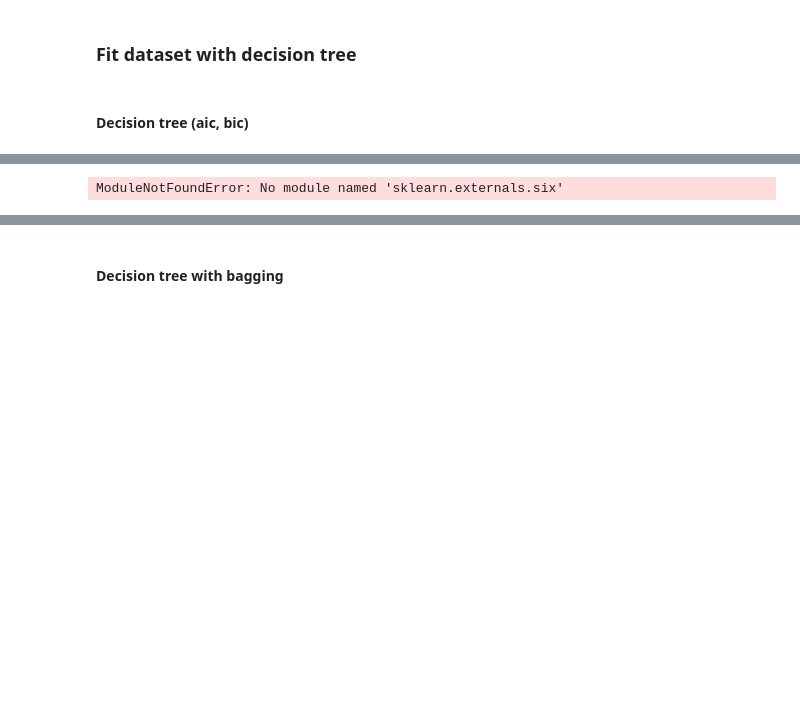
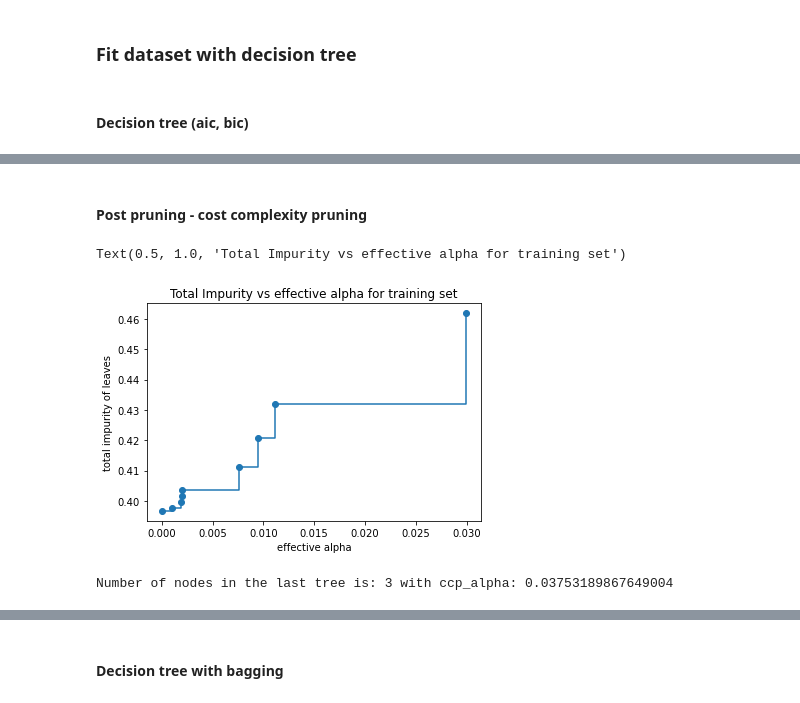
Before and after one commit to TYChan6028/AST-ML, a Jupyter notebook: ms_models.ipynb, the cells around one changed output, grey strips where cells are left out. Cells and saved outputs as stored; diff of their text form; code cells hidden in the pictures; blank space fills up the shorter version.

Commit message:
Add post pruning layer with cost complexity pruning

```diff
--- a/ms_models.ipynb
+++ b/ms_models.ipynb
@@ -84,12 +84,12 @@ dt_input_df
 # %%
 # shuffle
-x = dt_input_df.sample(frac=1, random_state=1).reset_index(drop=True)
-y = x.loc[:, 'Result']  # label: S or R
-x = x.drop(columns=['Result'])  # feature: peaks
+X = dt_input_df.sample(frac=1, random_state=0).reset_index(drop=True)
+y = X.loc[:, 'Result']  # label: S or R
+X = X.drop(columns=['Result'])  # feature: peaks
 # %%
 # train test split
 from sklearn.model_selection import train_test_split
-x_train, x_test, y_train, y_test = train_test_split(x, y, test_size=0.2, random_state=0)
+X_train, X_test, y_train, y_test = train_test_split(X, y, test_size=0.2, random_state=0)
 # %% [markdown]
 ### Fit dataset with decision tree
 # %% [markdown]
@@ -99,8 +99,8 @@ x_train, x_test, y_train, y_test = train_test_split(x, y, test_size=0.2, random_
 from sklearn.tree import DecisionTreeClassifier
 
 depth = 5
-tree = DecisionTreeClassifier(max_depth=depth, random_state=1)
-tree.fit(x_train, y_train)
-print(tree.score(x_train, y_train))
-print(tree.score(x_test, y_test))
+clf = DecisionTreeClassifier(max_depth=depth, random_state=0)
+clf.fit(X_train, y_train)
+print(clf.score(X_train, y_train))
+print(clf.score(X_test, y_test))
 # %% [output]
@@ -136,11 +127,26 @@ graph
-# %%
-from sklearn.tree import export_graphviz
-from sklearn.externals.six import StringIO
-import pydot
-
-dot_data = StringIO()
-export_graphviz(tree, out_file=dot_data, feature_names=df.index.values, class_names=['S','R'])
-graph = pydot.graph_from_dot_data(dot_data.getvalue())
-graph[0].write_pdf(r'/Users/ethanchan/AST-ML/pics/decision_tree_1.pdf')
-# %% [output]
-ModuleNotFoundError: No module named 'sklearn.externals.six'
+# %% [markdown]
+#### Post pruning - cost complexity pruning
+# %%
+import matplotlib.pyplot as plt
+
+path = clf.cost_complexity_pruning_path(X_train, y_train)
+ccp_alphas, impurities = path.ccp_alphas, path.impurities
+
+fig, ax = plt.subplots()
+ax.plot(ccp_alphas[:-1], impurities[:-1], marker='o', drawstyle="steps-post")
+ax.set_xlabel("effective alpha")
+ax.set_ylabel("total impurity of leaves")
+ax.set_title("Total Impurity vs effective alpha for training set")
+# %% [output]
+Text(0.5, 1.0, 'Total Impurity vs effective alpha for training set')
+[figure, added]
+# %%
+clfs = []
+for ccp_alpha in ccp_alphas:
+    clf = DecisionTreeClassifier(random_state=0, ccp_alpha=ccp_alpha)
+    clf.fit(X_train, y_train)
+    clfs.append(clf)
+print("Number of nodes in the last tree is: {} with ccp_alpha: {}".format(
+      clfs[-1].tree_.node_count, ccp_alphas[-1]))
+# %% [output]
+Number of nodes in the last tree is: 3 with ccp_alpha: 0.03753189867649004
```
Also changed, not shown: parts of 11 cells of this notebook.
